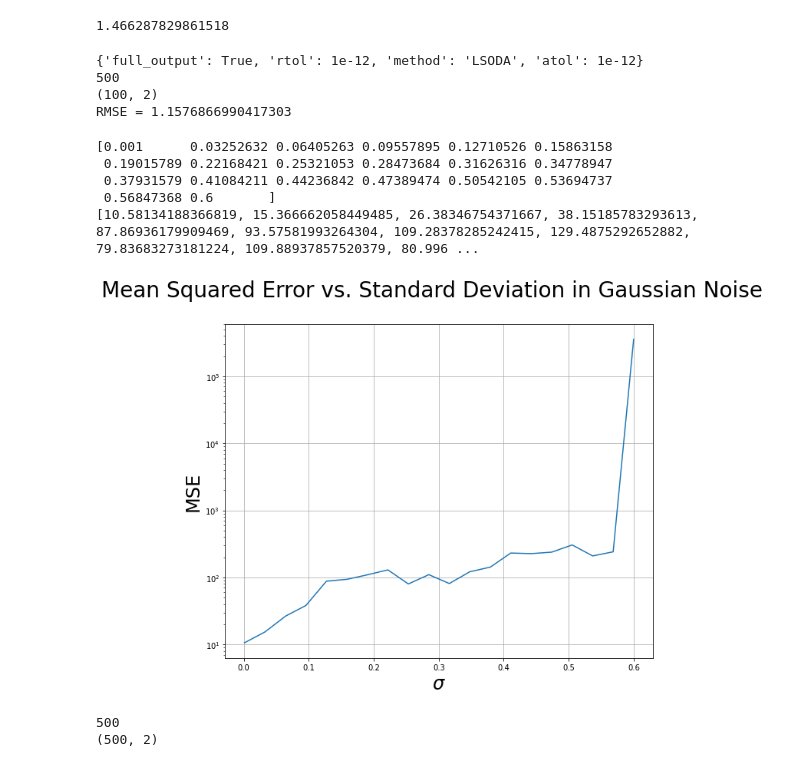
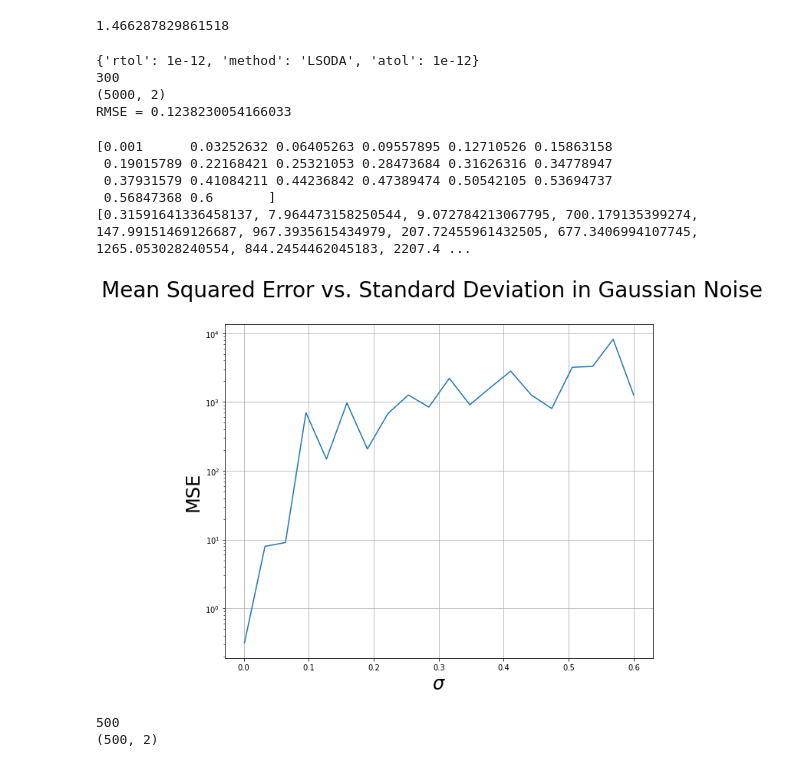
Before and after one commit to ainsleylaiuw/ISB-Hadlock-Lai, a Jupyter notebook: Ex_System.ipynb, the cells around one changed output. Cells and saved outputs as stored; diff of their text form; code cells hidden in the pictures.

```diff
--- a/Ex_System.ipynb
+++ b/Ex_System.ipynb
@@ -200,6 +201,19 @@ print(netswitch_sim.shape)
 [figure]
 [figure]
 [figure]
+# %%
+test
+htest = 1 / (1+test**5)
+#plt.scatter(test, htest)
+feature_count =2
+netswitch_x0s = (np.random.rand(n_of_ic, feature_count) * 5 - np.random.rand(n_of_ic, feature_count))
+model = ps.SINDy(feature_names=['u', 'v'], optimizer=ps.STLSQ(threshold=0.7), feature_library=netswitch_library)
+model.fit(list(netswitch_train_multi), t=dt, multiple_trajectories=True)
+model.print()
+netswitch_sim = model.simulate(netswitch_x0s[0], t=tvals, integrator="odeint")
+test2 = netswitch_sim[:, 0]
+htest2 = 1 / (1+test2**5)
+plt.scatter(tvals, test2)
 # %%
 first = netswitch_train_multi[0][0]
 #print(netswitch_train_multi[0].shape)
@@ -230,8 +244,8 @@ T = 50
 dt = 0.01
 trange = np.array([0, T])
 #tvals = np.arange(0, T + dt, dt)
-tvals = np.linspace(0, T, 100)
-n_of_ic = 500
+tvals = np.linspace(0, T, 5000)
+n_of_ic = 300
 feature_count = 2
 fig, axs = plt.subplots(figsize=(10,8))
 netswitch_x0s = (np.random.rand(n_of_ic, feature_count) * 5 - np.random.rand(n_of_ic, feature_count))
@@ -244,7 +258,7 @@ netswitch_train_multi = []
 integrator_keywords = {}
 # 0 for white, 1 for pink, 2 for brown
 beta = 0
-integrator_keywords['full_output'] = True
+#integrator_keywords['full_output'] = True
 integrator_keywords['rtol'] = 1e-12
 integrator_keywords['method'] = 'LSODA'
 integrator_keywords['atol'] = 1e-12
@@ -267,39 +281,39 @@ for j in range(len(sigma_list)):
     sigma = np.zeros((feature_count, feature_count))
     sigmaVal = sigma_list[j]
     np.fill_diagonal(sigma, sigmaVal)
     #noise = np.random.multivariate_normal(mu, sigma**2, (n_of_ic, len(tvals)))
     noise = cn.powerlaw_psd_gaussian(beta, (n_of_ic, len(tvals), feature_count)) * (sigmaVal + 0.03)
     model = ps.SINDy(feature_names=['u', 'v'], optimizer=sparse_regression_optimizer, feature_library=netswitch_library)
     model.fit(list(netswitch_train_multi + noise), t=dt, multiple_trajectories=True)
     simulations = []
     # create simulations list to hold simulated data for corresponding IC
     for k in range(n_of_ic):
         # problem area with warnings
         netswitch_sim = model.simulate(netswitch_x0s[k], t=tvals, integrator="odeint", integrator_kws=integrator_keywords)
         simulations.append(netswitch_sim)
     #MSE = np.square(np.subtract(netswitch_train_multi, simulations)).mean()
     MSE = np.square(np.subtract(netswitch_train_multi, simulations)).sum() / (len(tvals) * feature_count)
     MSE_list.append(MSE)
 print(sigma_list)
 print(MSE_list)
 axs.plot(sigma_list, MSE_list)
 axs.set(xlabel="$\sigma$", ylabel="MSE")
 plt.grid(True)
 plt.xlabel("$\sigma$", fontsize=24)
 plt.ylabel("MSE", fontsize=24)
 fig.suptitle('Mean Squared Error vs. Standard Deviation in Gaussian Noise', fontsize=28)
 plt.yscale('log')
 # %% [output]
-{'full_output': True, 'rtol': 1e-12, 'method': 'LSODA', 'atol': 1e-12}
-500
-(100, 2)
-RMSE = 1.1576866990417303
+{'rtol': 1e-12, 'method': 'LSODA', 'atol': 1e-12}
+300
+(5000, 2)
+RMSE = 0.1238230054166033
 [0.001      0.03252632 0.06405263 0.09557895 0.12710526 0.15863158
  0.19015789 0.22168421 0.25321053 0.28473684 0.31626316 0.34778947
  0.37931579 0.41084211 0.44236842 0.47389474 0.50542105 0.53694737
  0.56847368 0.6       ]
-[10.58134188366819, 15.366662058449485, 26.38346754371667, 38.15185783293613, 87.86936179909469, 93.57581993264304, 109.28378285242415, 129.4875292652882, 79.83683273181224, 109.88937857520379, 80.996 ...
+[0.31591641336458137, 7.964473158250544, 9.072784213067795, 700.179135399274, 147.99151469126687, 967.3935615434979, 207.72455961432505, 677.3406994107745, 1265.053028240554, 844.2454462045183, 2207.4 ...
-[figure, old version]
+[figure, new version]
 # %%
 # test of model w/ varying threshold
 # edit in progress
```
Also changed, not shown: parts of 1 cell of this notebook, 1 other file.
